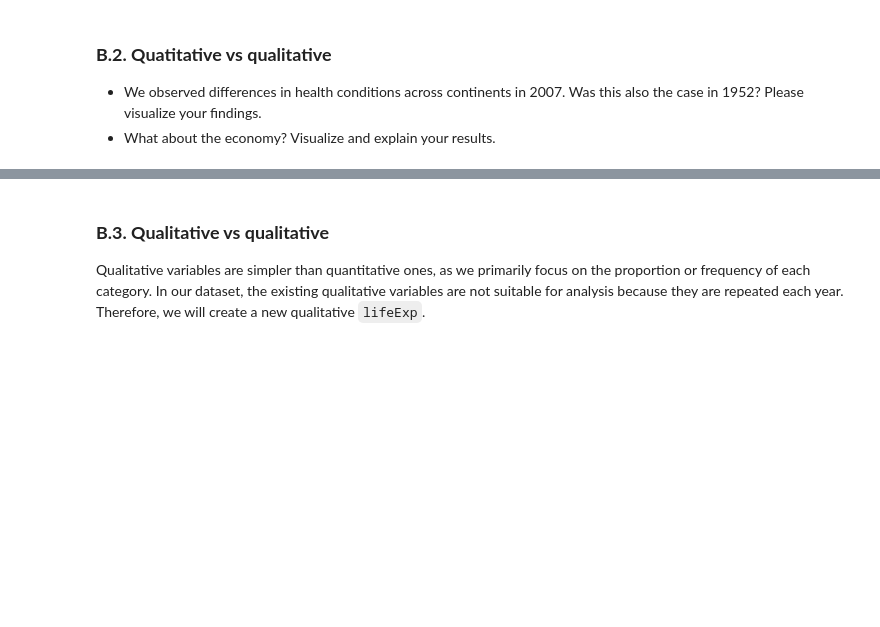
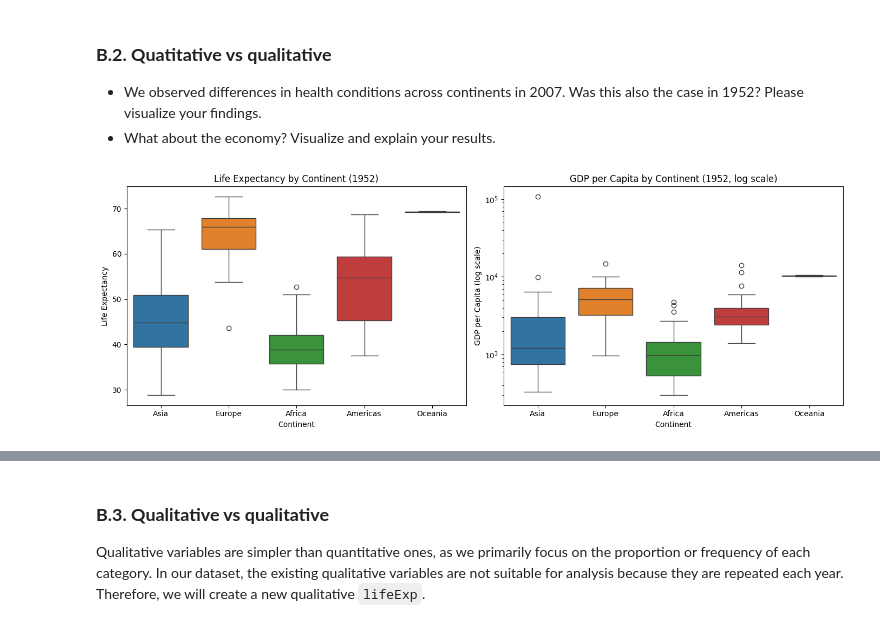
Before and after one commit to Superkai017/Data-Analysis1-Aupp-INF-604-, a Jupyter notebook: W4/Lab4_Data_Visualization_Sothea.ipynb, the cells around one changed output, grey strips where cells are left out. Saved outputs shown, nothing was run; the diff lists cells and outputs as text; code cells hidden in the pictures; blank space fills up the shorter version.

```diff
--- a/W4/Lab4_Data_Visualization_Sothea.ipynb
+++ b/W4/Lab4_Data_Visualization_Sothea.ipynb
@@ -189,0 +288,19 @@ The country with the lowest life expectancy in 1977 is Cambodia with a life expe
+# %%
+
+fig, axes = plt.subplots(1, 2, figsize=(14, 5))
+
+sns.boxplot(data=data_1952, x='continent', y='lifeExp', hue='continent', legend=False, ax=axes[0])
+axes[0].set_title('Life Expectancy by Continent (1952)')
+axes[0].set_xlabel('Continent')
+axes[0].set_ylabel('Life Expectancy')
+
+sns.boxplot(data=data_1952, x='continent', y='gdpPercap', hue='continent', legend=False, ax=axes[1])
+axes[1].set_yscale('log')
+axes[1].set_title('GDP per Capita by Continent (1952, log scale)')
+axes[1].set_xlabel('Continent')
+axes[1].set_ylabel('GDP per Capita (log scale)')
+
+plt.tight_layout()
+plt.show()
+# %% [output]
+[figure, added]
```
Also changed, not shown: parts of 22 cells of this notebook.
